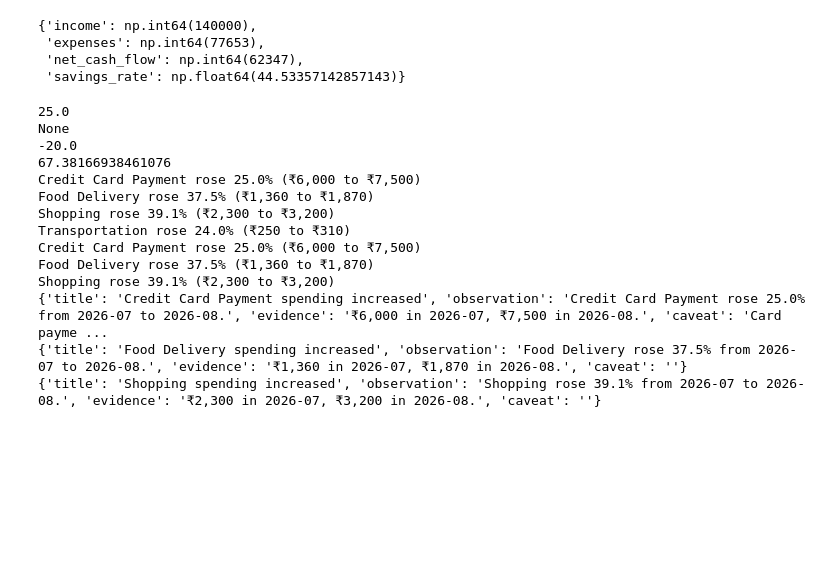
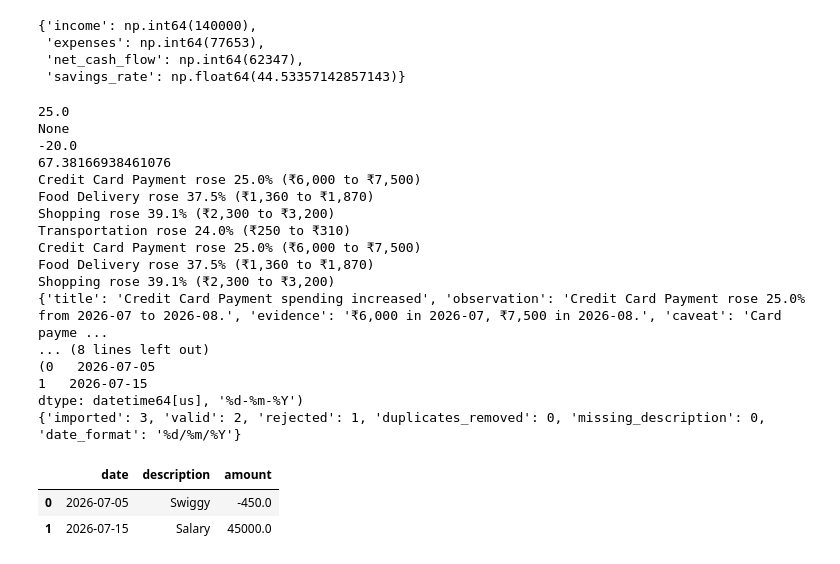
Before and after one commit to Hari14-gif/moneymap, a Jupyter notebook: src/playground.ipynb, the cells around one changed output. Drawn from its saved outputs; the diff is of its cells as text; code cells hidden in the pictures; blank space fills up the shorter version.

Commit message:
Support bank column layouts and day-first dates

```diff
--- a/src/playground.ipynb
+++ b/src/playground.ipynb
@@ -285,32 +285,95 @@ rising
 
 for category, row in rising.iterrows():
     old = row["2026-07"]
     new = row["2026-08"]
     pct = row["change_pct"]
     print(f"{category} rose {pct:.1f}% (₹{old:,.0f} to ₹{new:,.0f})")
 
 rising = changes[(changes["change_pct"] > 20) & ((changes["2026-08"] - changes["2026-07"]) >= 500)]
 
 for category, row in rising.iterrows():
     print(f"{category} rose {row['change_pct']:.1f}% (₹{row['2026-07']:,.0f} to ₹{row['2026-08']:,.0f})")
 
 
 from src.insights import rising_category_insights
 
 for i in rising_category_insights(clean, "2026-07", "2026-08"):
     print(i)
+
+
+
+import pandas as pd
+
+bank = pd.DataFrame({
+    "narration": ["Swiggy", "Salary", "Rent"],
+    "debit": [450, None, 12000],
+    "credit": [None, 45000, None],
+})
+
+bank["amount"] = bank["credit"].fillna(0) - bank["debit"].fillna(0)
+bank
+
+import io
+from src.data_loader import load_transactions
+
+text = """Date,Narration,Withdrawal,Deposit
+2026-07-01,Swiggy,450,
+2026-07-02,Salary,,45000
+"""
+load_transactions(io.StringIO(text))
+
+load_transactions("data/sample_transactions.csv").shape
+
+import pandas as pd
+
+dates = pd.Series(["05/07/2026", "15/07/2026"])
+
+pd.to_datetime(dates, errors="coerce")
+
+pd.to_datetime(dates, errors="coerce", dayfirst=True)
+pd.to_datetime(dates, errors="coerce")
+
+def parse_dates(series):
+    for fmt in ["%Y-%m-%d", "%d/%m/%Y", "%d-%m-%Y"]:
+        parsed = pd.to_datetime(series, format=fmt, errors="coerce")
+        if parsed.notna().all():
+            return parsed, fmt
+    return pd.to_datetime(series, errors="coerce"), "unknown"
+
+print(parse_dates(pd.Series(["2026-07-01", "2026-07-15"])))
+print(parse_dates(pd.Series(["05/07/2026", "15/07/2026"])))
+print(parse_dates(pd.Series(["05-07-2026", "15-07-2026"])))
+
+import io
+from src.data_loader import load_transactions
+from src.data_cleaning import clean_transactions
+
+text = """Date,Narration,Withdrawal,Deposit
+05/07/2026,Swiggy,450,
+15/07/2026,Salary,,45000
+not a date,Rent,12000,
+"""
+clean, rejected, summary = clean_transactions(load_transactions(io.StringIO(text)))
+print(summary)
+clean
 # %% [output]
 25.0
 None
 -20.0
 67.38166938461076
 Credit Card Payment rose 25.0% (₹6,000 to ₹7,500)
 Food Delivery rose 37.5% (₹1,360 to ₹1,870)
 Shopping rose 39.1% (₹2,300 to ₹3,200)
 Transportation rose 24.0% (₹250 to ₹310)
 Credit Card Payment rose 25.0% (₹6,000 to ₹7,500)
 Food Delivery rose 37.5% (₹1,360 to ₹1,870)
 Shopping rose 39.1% (₹2,300 to ₹3,200)
 {'title': 'Credit Card Payment spending increased', 'observation': 'Credit Card Payment rose 25.0% from 2026-07 to 2026-08.', 'evidence': '₹6,000 in 2026-07, ₹7,500 in 2026-08.', 'caveat': 'Card payme ...
-{'title': 'Food Delivery spending increased', 'observation': 'Food Delivery rose 37.5% from 2026-07 to 2026-08.', 'evidence': '₹1,360 in 2026-07, ₹1,870 in 2026-08.', 'caveat': ''}
-{'title': 'Shopping spending increased', 'observation': 'Shopping rose 39.1% from 2026-07 to 2026-08.', 'evidence': '₹2,300 in 2026-07, ₹3,200 in 2026-08.', 'caveat': ''}
+... (8 lines left out)
+(0   2026-07-05
+1   2026-07-15
+dtype: datetime64[us], '%d-%m-%Y')
+{'imported': 3, 'valid': 2, 'rejected': 1, 'duplicates_removed': 0, 'missing_description': 0, 'date_format': '%d/%m/%Y'}
+|  | date | description | amount |
+| 0 | 2026-07-05 | Swiggy | -450.0 |
+| 1 | 2026-07-15 | Salary | 45000.0 |
```
Also changed, not shown: parts of 1 cell of this notebook, 2 other files.
